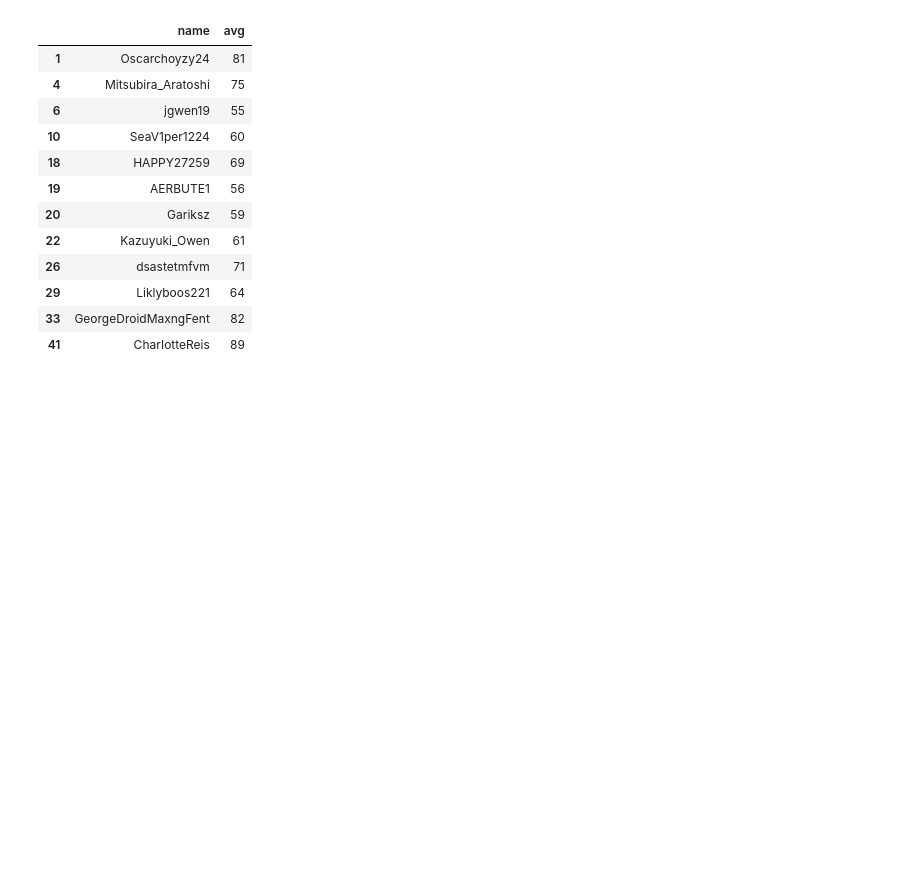
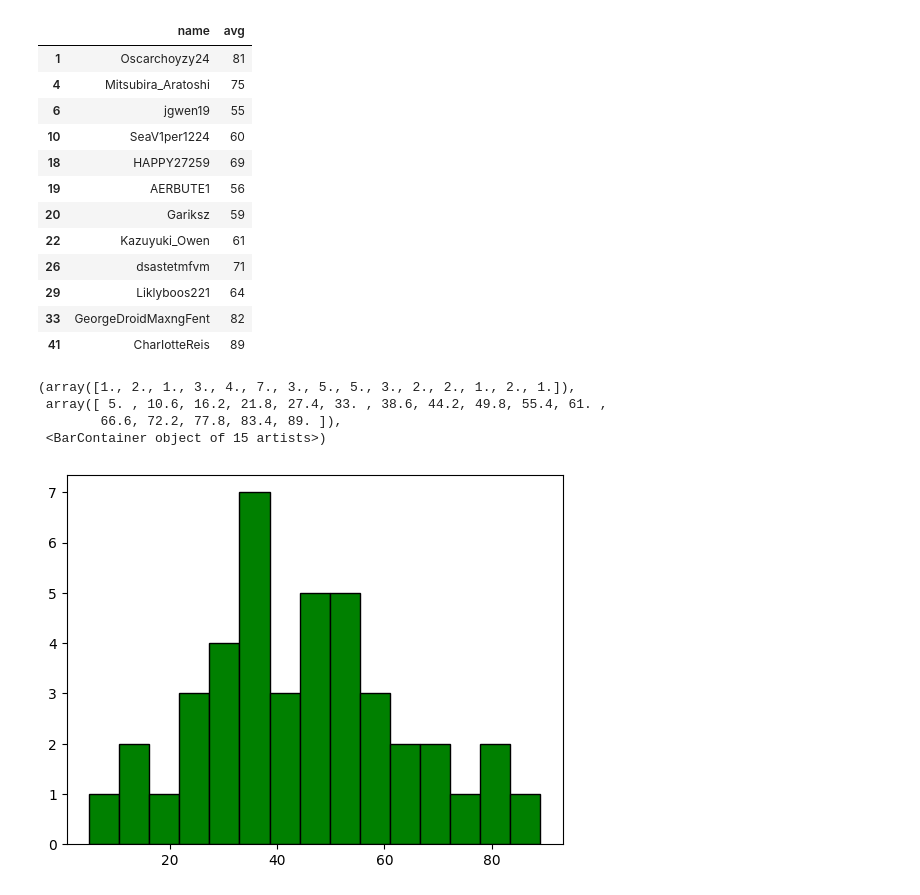
Before and after one commit to cakethehuman/brunswick-audit, a Jupyter notebook: all logs (death)/main(old).ipynb, the cells around one changed output. Cells and saved outputs as stored; diff of their text form; code cells hidden in the pictures; blank space fills up the shorter version.

```diff
--- a/special spikey/main.ipynb
+++ b/all logs (death)/main(old).ipynb
@@ -229,3 +229,11 @@ df2[df2["avg"] >= 55]
 | 29 | Liklyboos221 | 64 |
 | 33 | GeorgeDroidMaxngFent | 82 |
 | 41 | CharIotteReis | 89 |
+# %%
+plt.hist(df2["avg"], bins=15, color='green', edgecolor='black')
+# %% [output]
+(array([1., 2., 1., 3., 4., 7., 3., 5., 5., 3., 2., 2., 1., 2., 1.]),
+ array([ 5. , 10.6, 16.2, 21.8, 27.4, 33. , 38.6, 44.2, 49.8, 55.4, 61. ,
+        66.6, 72.2, 77.8, 83.4, 89. ]),
+ <BarContainer object of 15 artists>)
+[figure, added]
```
Also changed, not shown: 12 other files.
